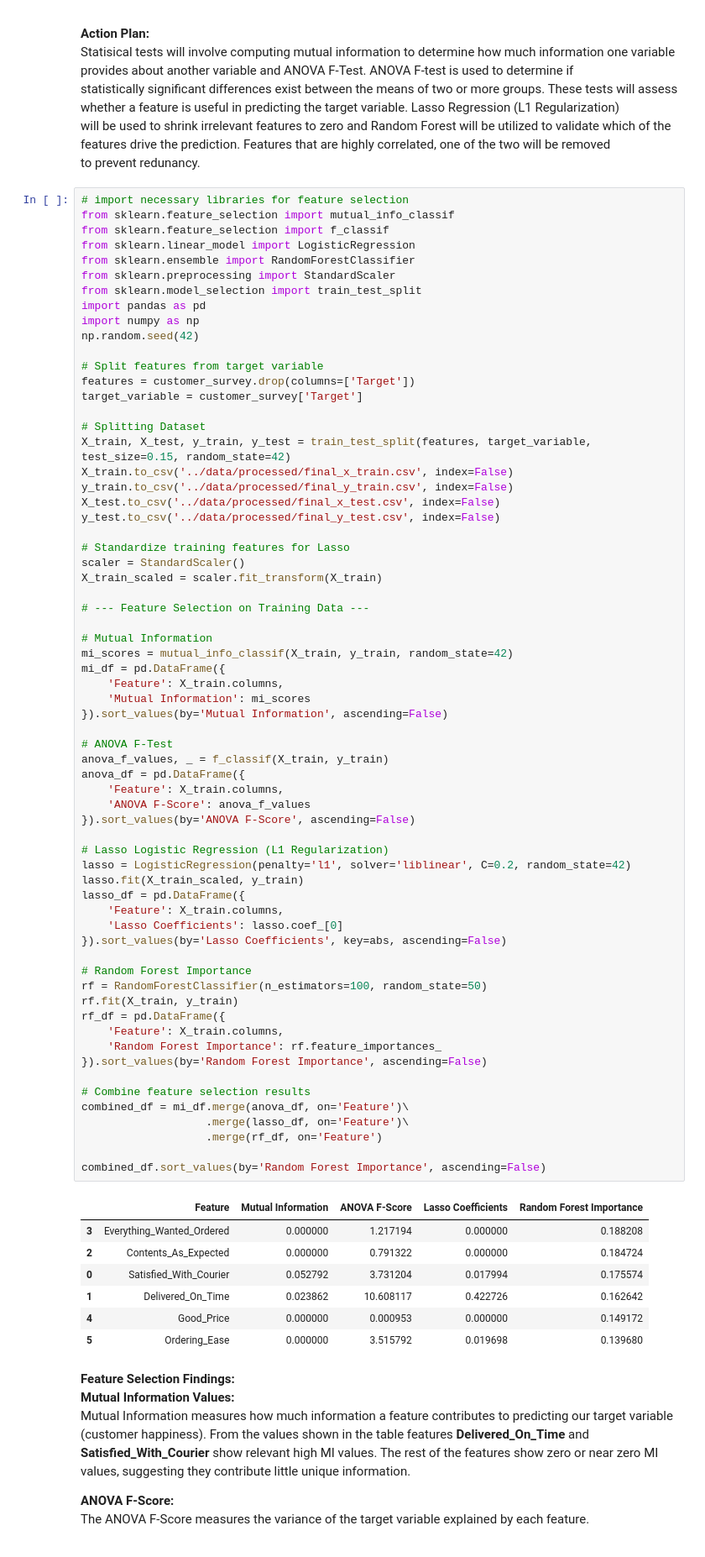
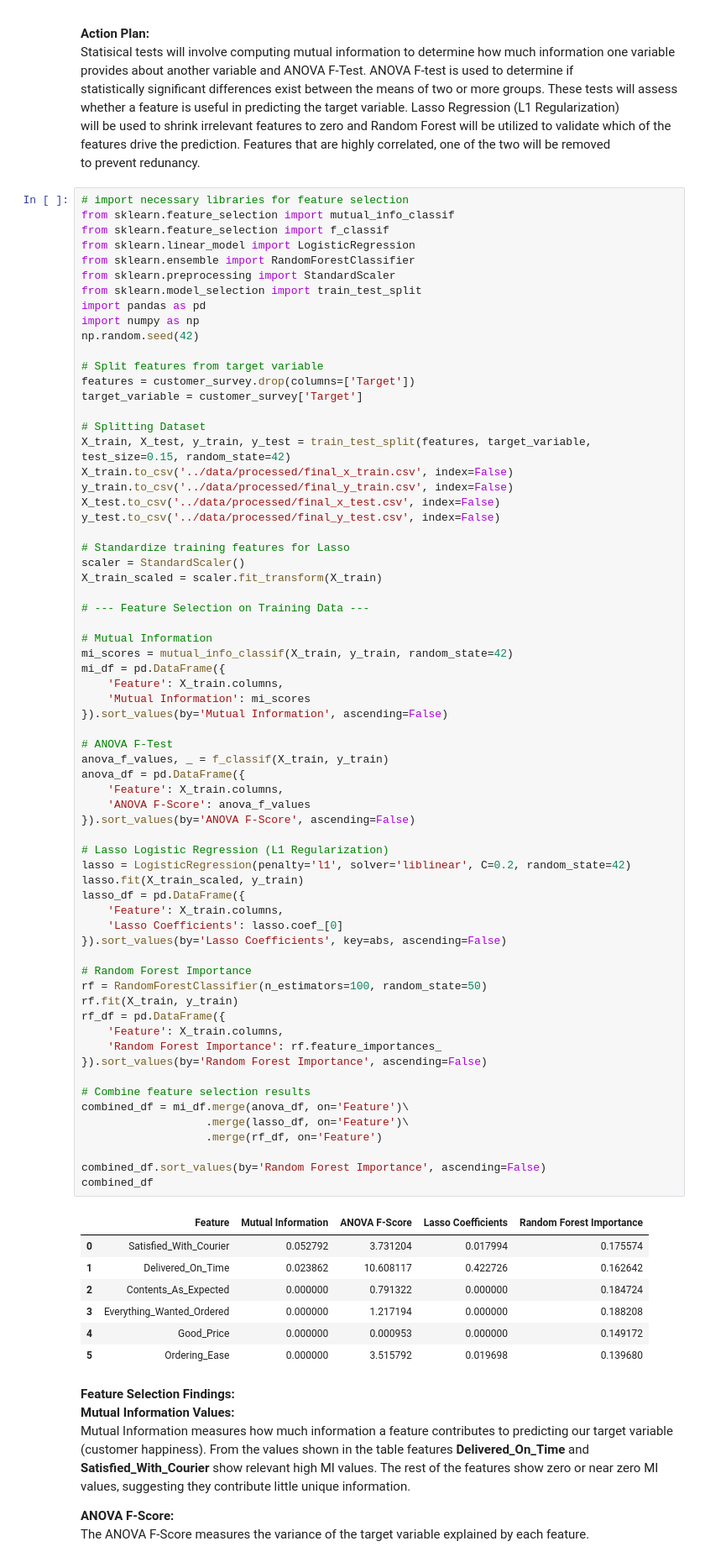
Before and after one commit to Sooihk/Apziva-Project-Happy-Customers, a Jupyter notebook: notebooks/HappyCustomers.ipynb, the cells around one changed output. Shown at 84% size. Drawn from its saved outputs; the diff is of its cells as text.

```diff
--- a/notebooks/HappyCustomers.ipynb
+++ b/notebooks/HappyCustomers.ipynb
@@ -287,37 +318,38 @@ mi_df = pd.DataFrame({
 anova_f_values, _ = f_classif(X_train, y_train)
 anova_df = pd.DataFrame({
     'Feature': X_train.columns,
     'ANOVA F-Score': anova_f_values
 }).sort_values(by='ANOVA F-Score', ascending=False)
 
 # Lasso Logistic Regression (L1 Regularization)
 lasso = LogisticRegression(penalty='l1', solver='liblinear', C=0.2, random_state=42)
 lasso.fit(X_train_scaled, y_train)
 lasso_df = pd.DataFrame({
     'Feature': X_train.columns,
     'Lasso Coefficients': lasso.coef_[0]
 }).sort_values(by='Lasso Coefficients', key=abs, ascending=False)
 
 # Random Forest Importance
 rf = RandomForestClassifier(n_estimators=100, random_state=50)
 rf.fit(X_train, y_train)
 rf_df = pd.DataFrame({
     'Feature': X_train.columns,
     'Random Forest Importance': rf.feature_importances_
 }).sort_values(by='Random Forest Importance', ascending=False)
 
 # Combine feature selection results
 combined_df = mi_df.merge(anova_df, on='Feature')\
                    .merge(lasso_df, on='Feature')\
                    .merge(rf_df, on='Feature')
 
 combined_df.sort_values(by='Random Forest Importance', ascending=False)
+combined_df
 # %% [output]
 |  | Feature | Mutual Information | ANOVA F-Score | Lasso Coefficients | Random Forest Importance |
-| 3 | Everything_Wanted_Ordered | 0.000000 | 1.217194 | 0.000000 | 0.188208 |
-| 2 | Contents_As_Expected | 0.000000 | 0.791322 | 0.000000 | 0.184724 |
 | 0 | Satisfied_With_Courier | 0.052792 | 3.731204 | 0.017994 | 0.175574 |
 | 1 | Delivered_On_Time | 0.023862 | 10.608117 | 0.422726 | 0.162642 |
+| 2 | Contents_As_Expected | 0.000000 | 0.791322 | 0.000000 | 0.184724 |
+| 3 | Everything_Wanted_Ordered | 0.000000 | 1.217194 | 0.000000 | 0.188208 |
 | 4 | Good_Price | 0.000000 | 0.000953 | 0.000000 | 0.149172 |
 | 5 | Ordering_Ease | 0.000000 | 3.515792 | 0.019698 | 0.139680 |
 # %% [markdown]
```
Also changed, not shown: parts of 8 cells of this notebook, 4 other files.
